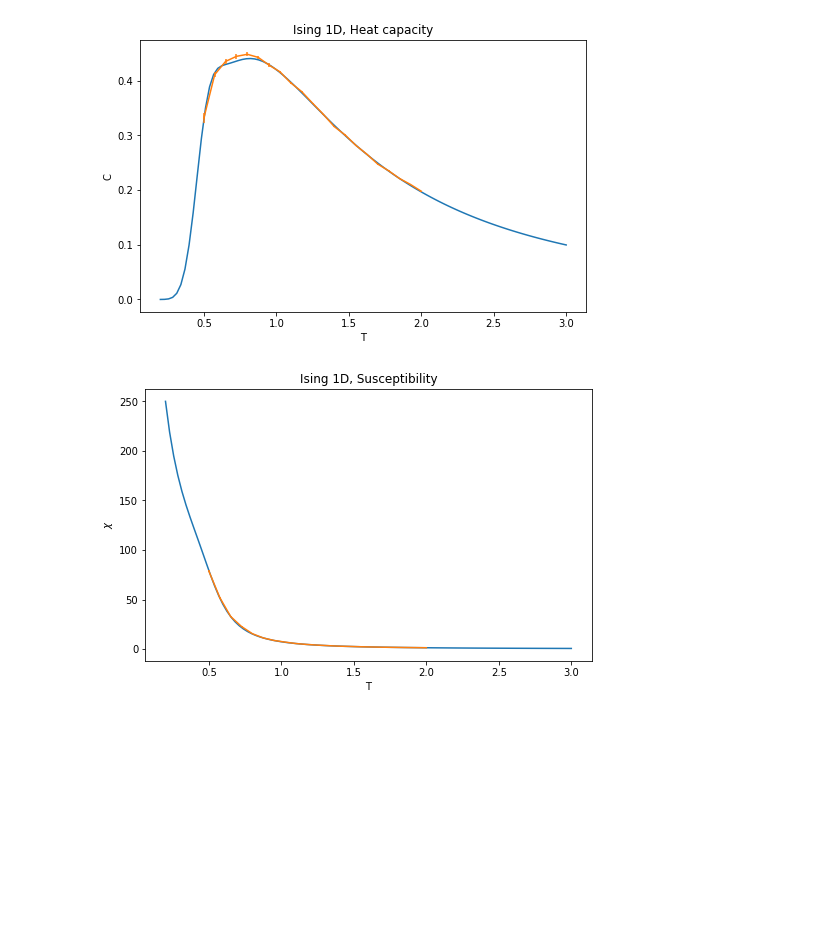
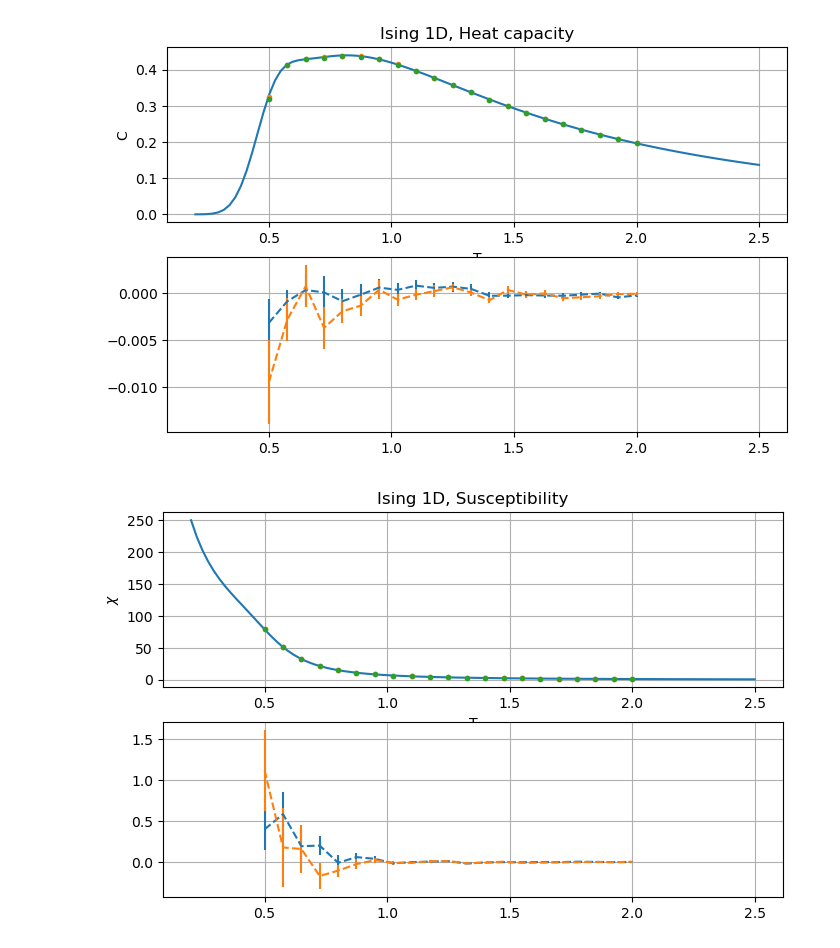
Before and after one commit to YggdrasilUrthr/NSL, a Jupyter notebook: Lab6/Lab6.ipynb, the cells around one changed output. Drawn from its saved outputs; the diff is of its cells as text; code cells hidden in the pictures; blank space fills up the shorter version.

```diff
--- a/Lab6/Lab6.ipynb
+++ b/Lab6/Lab6.ipynb
@@ -1,16 +1,15 @@
 # %%
 import numpy as np
 import matplotlib.pyplot as plt
+import os
+
+csv_path = "./ISING_1D/CSV/"
+metr_path = csv_path + "Metr/"
+gibbs_path = csv_path + "Gibbs/"
+paths = [metr_path, gibbs_path]
 
 plt.rcParams['figure.figsize'] = [8, 5]
 
 points=100
-T_th = np.linspace(0.2,3.0,num=points)
-beta = 1/T_th
-J = 1.0
-Ns = 50
-th = np.tanh(J/T_th)
-thN= th**Ns
-ch = 1/th
-
-# TODO sistemare parametri simulazione per avere fit migliore (test a basse temperature)!!
+T_th = np.linspace(0.2,2.5,num=points)
+T = np.arange(0.5, 2 + 1 / 20, 1.5/20)
@@ -42,47 +123,41 @@ plt.show()
 # %%
-C_data = np.flipud(np.loadtxt("./ISING_1D/output.hec.0", delimiter=','))
-C_data_final = []
+C_data_final = LoadData("output.hec.0")
 
-for row in C_data:
-
-    if row[0] == 20:
-
-        C_data_final.append([row[2], row[3]])
-
-C_data_final = np.asarray(C_data_final)
-
-T = np.arange(0.5, 2 + 1 / 20, 1.5/20)
-C=((beta*J)**2)*(((1+thN+(Ns-1)*(th**2)+(Ns-1)*(ch**2)*thN)/(1+thN))-Ns*((th+ch*thN)/(1+thN))**2)
-plt.plot(T_th, C)
+ax1 = plt.subplot(2, 1, 1)
+plt.grid(True)
+plt.plot(T_th, C(T_th))
 plt.title('Ising 1D, Heat capacity')
 plt.xlabel('T')
 plt.ylabel('C')
+plt.errorbar(T, C_data_final[0][:, 0], yerr =  C_data_final[0][:, 1], fmt = '.')
+plt.errorbar(T, C_data_final[1][:, 0], yerr =  C_data_final[1][:, 1], fmt = '.')
 
-plt.errorbar(T, C_data_final[:, 0], yerr =  C_data_final[:, 1])
+ax2 = plt.subplot(2, 1, 2, sharex = ax1)
+plt.grid(True)
+plt.errorbar(T, C_data_final[0][:,0] - C(T), yerr =  C_data_final[0][:, 1], linestyle = '--')
+plt.errorbar(T, C_data_final[1][:,0] - C(T), yerr =  C_data_final[1][:, 1], linestyle = '--')
+plt.grid(True)
 plt.show()
 # %% [output]
-[figure, old version]
+[figure, new version]
 # %%
-X_data = np.flipud(np.loadtxt("./ISING_1D/output.chi.0", delimiter = ','))
-X_data_final = []
+X_data_final = LoadData("output.chi.0")
 
-for row in X_data:
-
-    if row[0] == 20:
-
-        X_data_final.append([row[2], row[3]])
-
-X_data_final = np.asarray(X_data_final)
-
-T = np.arange(0.5, 2 + 1 / 20, 1.5/20)
-
-X = beta*np.exp(2*beta*J)*(1-thN)/(1+thN)
-plt.plot(T_th, X)
+ax1 = plt.subplot(2, 1, 1)
+plt.grid(True)
+plt.plot(T_th, X(T_th))
 plt.title('Ising 1D, Susceptibility')
 plt.xlabel('T')
 plt.ylabel('$\chi$')
-plt.errorbar(T, X_data_final[:, 0], yerr =  X_data_final[:, 1])
+plt.errorbar(T, X_data_final[0][:, 0], yerr =  X_data_final[0][:, 1], fmt='.')
+plt.errorbar(T, X_data_final[1][:, 0], yerr =  X_data_final[1][:, 1], fmt='.')
+
+ax2 = plt.subplot(2, 1, 2, sharex = ax1)
+plt.grid(True)
+plt.errorbar(T, X_data_final[0][:,0] - X(T), yerr =  X_data_final[0][:, 1], linestyle = '--')
+plt.errorbar(T, X_data_final[1][:,0] - X(T), yerr =  X_data_final[1][:, 1], linestyle = '--')
+plt.grid(True)
 plt.show()
 # %% [output]
-[figure, old version]
+[figure, new version]
 # %%
```
Also changed, not shown: parts of 10 cells of this notebook, 54 other files.
